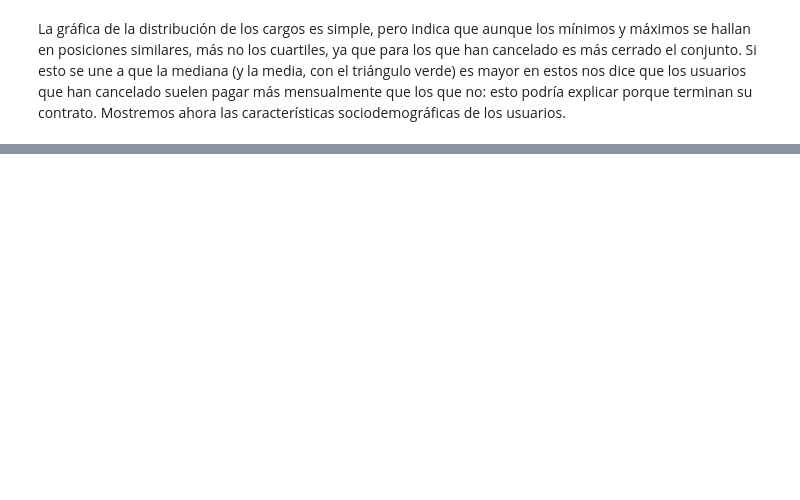
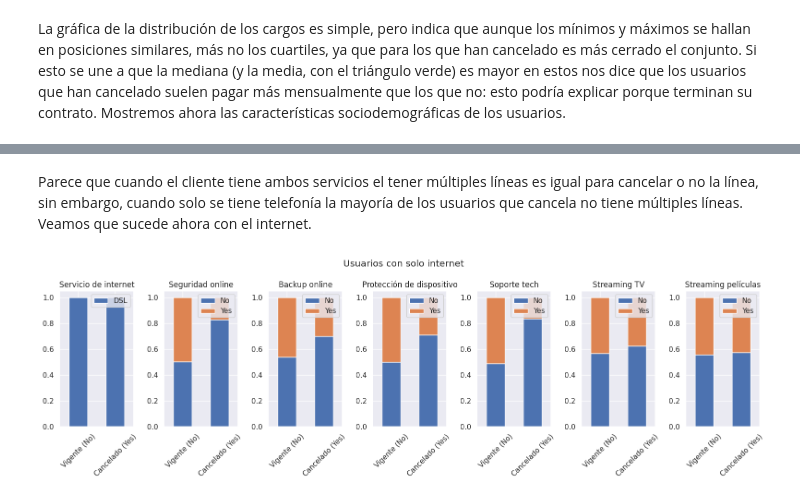
Before and after one commit to hjvalenzuelaloubet/yandex_practicum, a Jupyter notebook: proyecto_final/proyecto_final.ipynb, the cells around one changed output, grey strips where cells are left out. Cells and saved outputs as stored; diff of their text form; code cells hidden in the pictures; blank space fills up the shorter version.

```diff
--- a/proyecto_final/proyecto_final.ipynb
+++ b/proyecto_final/proyecto_final.ipynb
@@ -431,0 +521,26 @@ Tenemos varios puntos importantes que mencionar: el género es indistinto en si
+# %% [markdown]
+Parece que cuando el cliente tiene ambos servicios el tener múltiples líneas es igual para cancelar o no la línea, sin embargo, cuando solo se tiene telefonía la mayoría de los usuarios que cancela no tiene múltiples líneas. Veamos que sucede ahora con el internet.
+# %%
+# Columnas
+columns_internet = list(df_internet.columns)
+columns_internet.pop(0)
+titulos = [
+    "Servicio de internet", "Seguridad online", "Backup online", "Protección de dispositivo", "Soporte tech", "Streaming TV", "Streaming películas"
+]
+
+# Ploteo
+fig, ax = plt.subplots(1, len(columns_internet), figsize=(16, 5))
+
+for column, count, title in zip(columns_internet, list(range(len(columns_internet))), titulos):
+    df = df_service_internet.value_counts(["end_service", column], normalize=False).unstack()
+    df.div(df.sum(axis=1), axis=0).plot(kind="bar", stacked=True, rot=45, ax=ax[count])
+    ax[count].set_title(title)
+    ax[count].set_xlabel("")
+    ax[count].set_xticklabels(["Vigente (No)", "Cancelado (Yes)"])
+    ax[count].legend().set_title("")
+
+plt.suptitle("Usuarios con solo internet")
+plt.tight_layout()
+plt.show()
+# %% [output]
+[figure, added]
```
Also changed, not shown: parts of 19 cells of this notebook.
